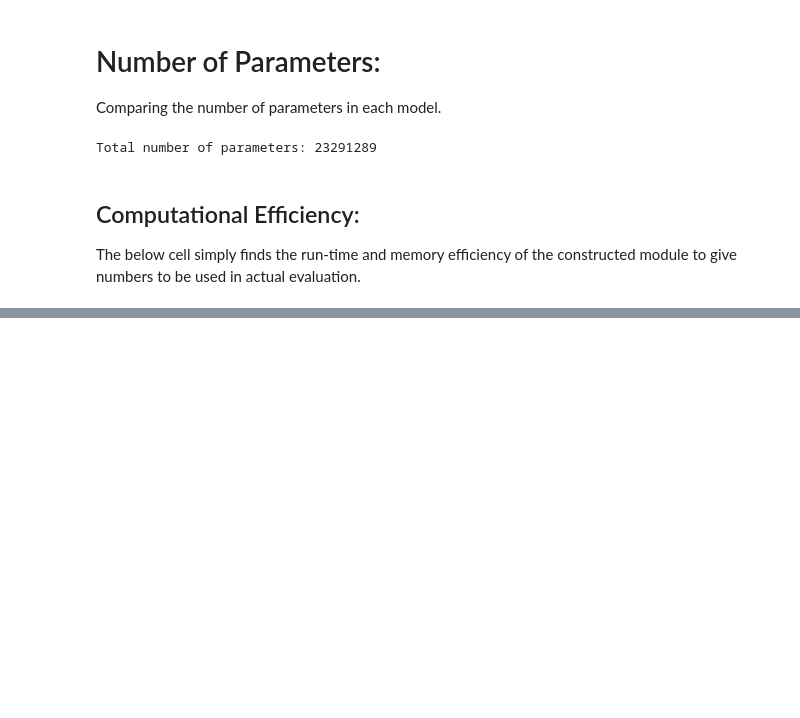
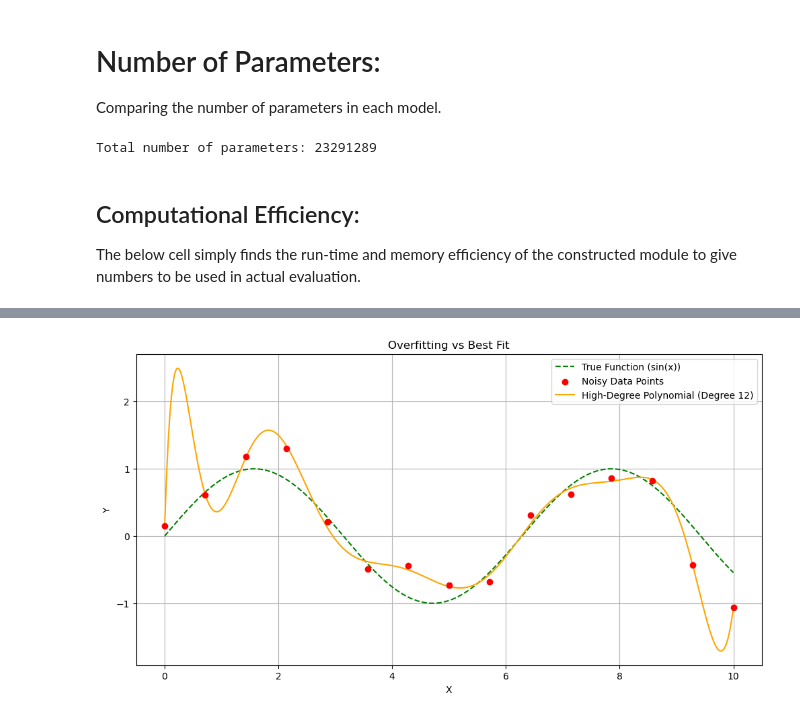
Before and after one commit to muk03/DeepLEAF-B, a Jupyter notebook: legacy_notebooks/model_modular.ipynb, the cells around one changed output, grey strips where cells are left out. Drawn from its saved outputs; the diff is of its cells as text; code cells hidden in the pictures; blank space fills up the shorter version.

```diff
--- a/legacy_notebooks/model_modular.ipynb
+++ b/legacy_notebooks/model_modular.ipynb
@@ -475,0 +514,44 @@ print(f"Minimum memory usage in an iteration: {np.min(memory_usage_list) / (1024
+# %%
+import numpy as np
+import matplotlib.pyplot as plt
+from sklearn.preprocessing import PolynomialFeatures
+from sklearn.linear_model import LinearRegression
+from sklearn.pipeline import make_pipeline
+
+# Generate synthetic data
+np.random.seed(42)
+x = np.linspace(0, 10, 15)
+y = np.sin(x) + np.random.normal(scale=0.3, size=x.shape)  # Add noise
+x = x[:, np.newaxis]  # Reshape for sklearn
+
+# Dense points for plotting
+x_dense = np.linspace(0, 10, 1000)[:, np.newaxis]
+y_true = np.sin(x_dense)
+
+# Fit low-degree polynomial (best fit)
+low_degree = 3
+low_model = make_pipeline(PolynomialFeatures(low_degree), LinearRegression())
+low_model.fit(x, y)
+y_low_fit = low_model.predict(x_dense)
+
+# Fit high-degree polynomial (overfit)
+high_degree = 12
+high_model = make_pipeline(PolynomialFeatures(high_degree), LinearRegression())
+high_model.fit(x, y)
+y_high_fit = high_model.predict(x_dense)
+
+# Plot results
+plt.figure(figsize=(12, 6))
+plt.plot(x_dense, y_true, label="True Function (sin(x))", color="green", linestyle="--")
+plt.scatter(x, y, label="Noisy Data Points", color="red", zorder=5)
+# plt.plot(x_dense, y_low_fit, label=f"Low-Degree Polynomial (Degree {low_degree})", color="blue")
+plt.plot(x_dense, y_high_fit, label=f"High-Degree Polynomial (Degree {high_degree})", color="orange")
+
+plt.title("Overfitting vs Best Fit")
+plt.xlabel("X")
+plt.ylabel("Y")
+plt.legend()
+plt.grid(True)
+plt.show()
+# %% [output]
+[figure, added]
```
Also changed, not shown: parts of 9 cells of this notebook, 12 other files.
